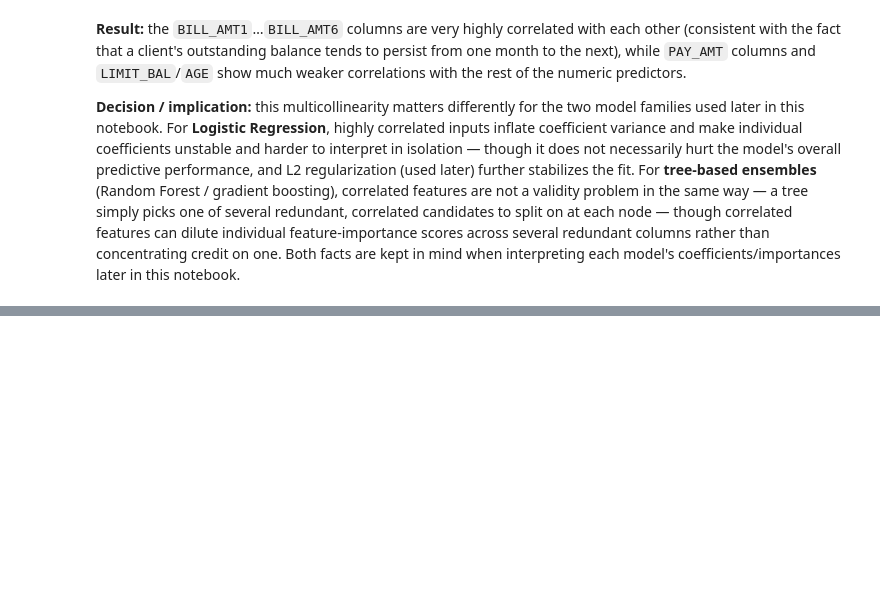
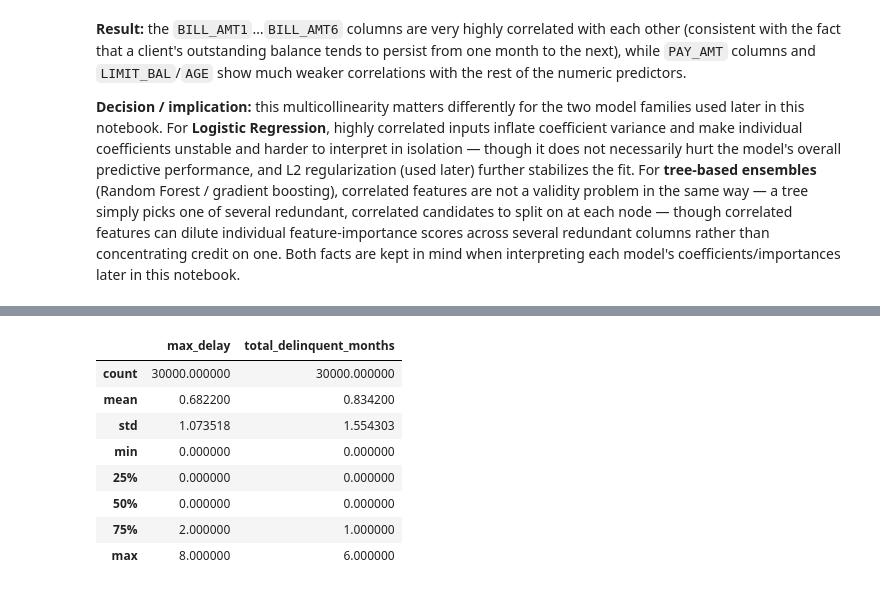
Before and after one commit to arielsharonferdinandus/Credit-Card-Clients-Risk-Prediction, a Jupyter notebook: Main.ipynb, the cells around one changed output, grey strips where cells are left out. Saved outputs shown, nothing was run; the diff lists cells and outputs as text; code cells hidden in the pictures; blank space fills up the shorter version.

```diff
--- a/Main.ipynb
+++ b/Main.ipynb
@@ -1317,0 +1374,15 @@ when interpreting each model's coefficients/importances later in this notebook.
+# %%
+engineered_data["max_delay"] = engineered_data[pay_recoded_cols].max(axis=1)
+engineered_data["total_delinquent_months"] = (engineered_data[pay_recoded_cols] > 0).sum(axis=1)
+
+engineered_data[["max_delay", "total_delinquent_months"]].describe()
+# %% [output]
+|  | max_delay | total_delinquent_months |
+| count | 30000.000000 | 30000.000000 |
+| mean | 0.682200 | 0.834200 |
+| std | 1.073518 | 1.554303 |
+| min | 0.000000 | 0.000000 |
+| 25% | 0.000000 | 0.000000 |
+| 50% | 0.000000 | 0.000000 |
+| 75% | 2.000000 | 1.000000 |
+| max | 8.000000 | 6.000000 |
```
Also changed, not shown: parts of 23 cells of this notebook.
